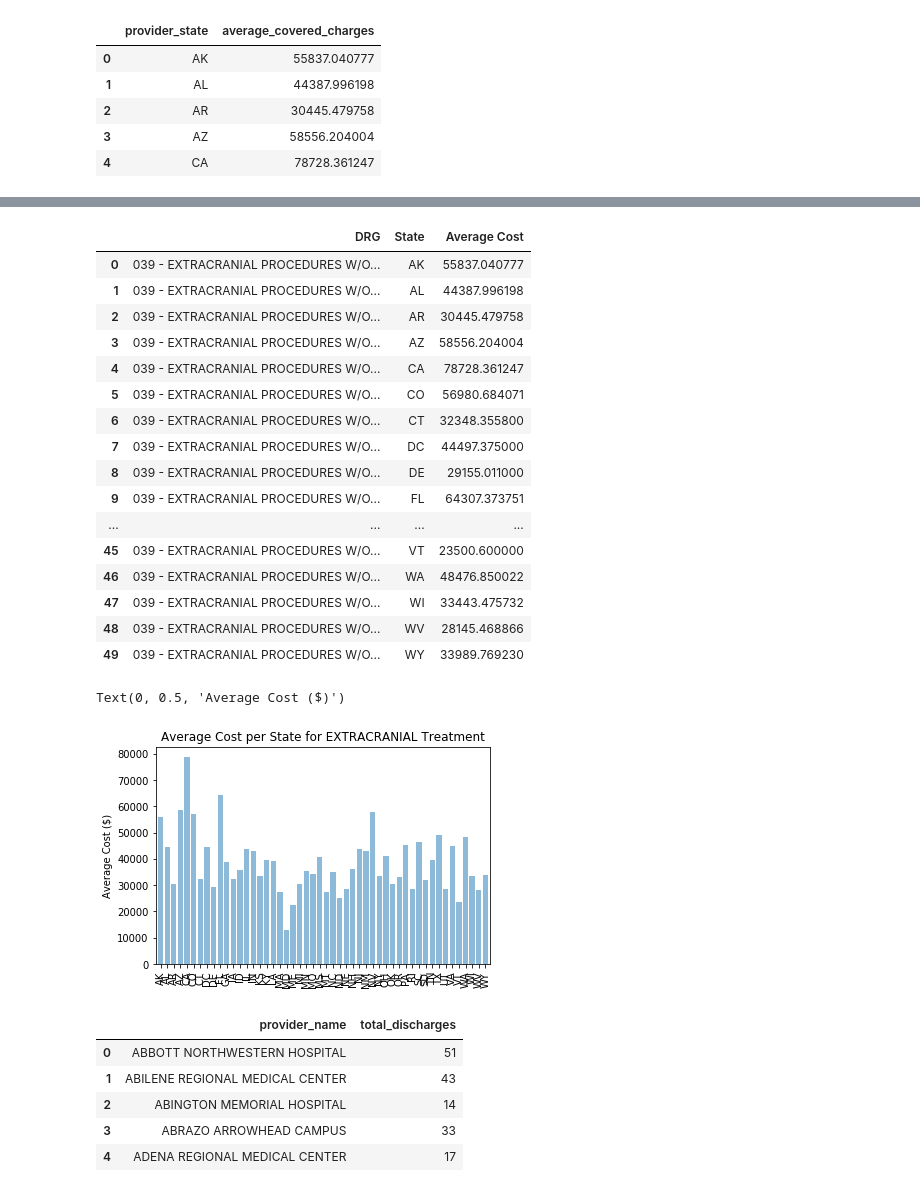
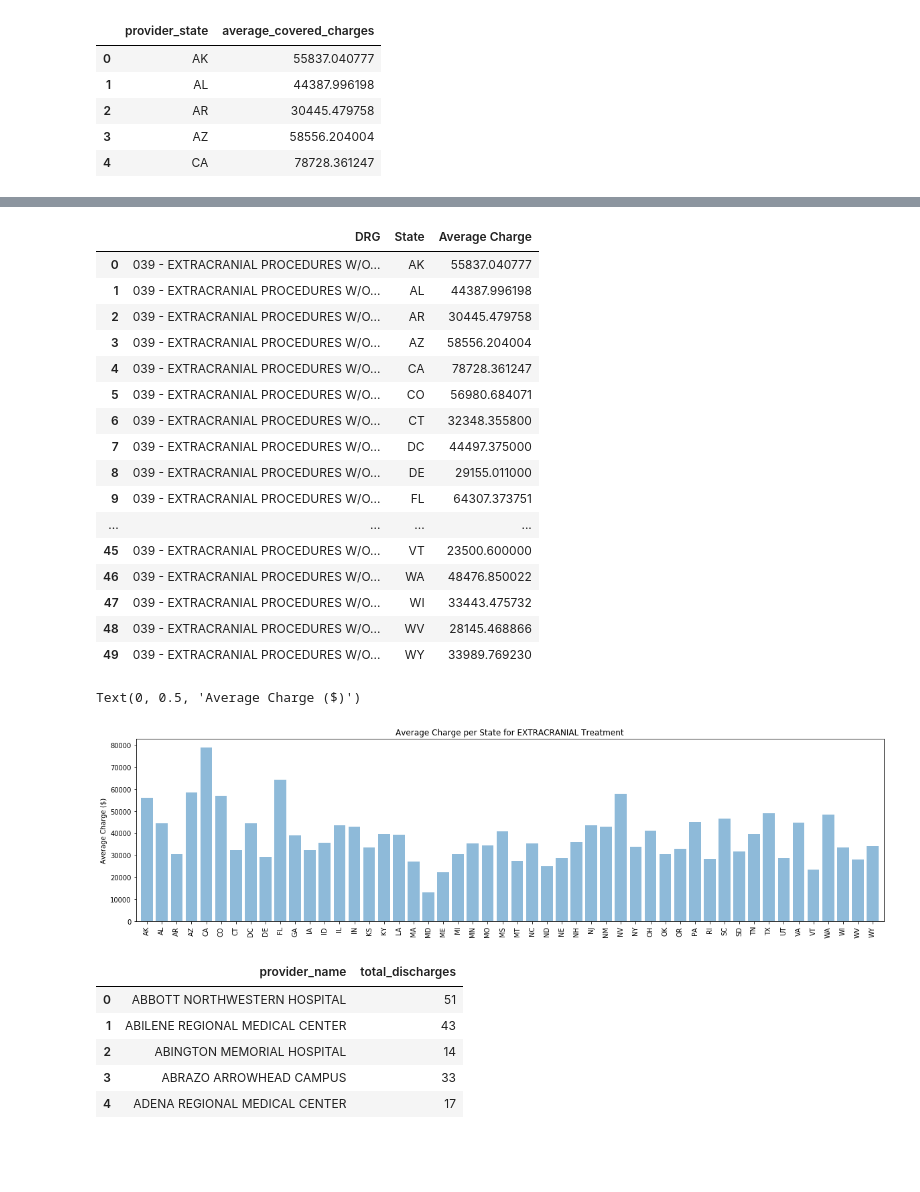
Before and after one commit to santannarenata/Healthcare_project, a Jupyter notebook: Code-API Updated.ipynb, the cells around one changed output, grey strips where cells are left out. Saved outputs shown, nothing was run; the diff lists cells and outputs as text; code cells hidden in the pictures; blank space fills up the shorter version.

Commit message:
adding more updates to clean up the graph labels and titles

```diff
--- a/Code-API Updated.ipynb
+++ b/Code-API Updated.ipynb
@@ -802,9 +802,9 @@ drg_EXTRACRANIAL_TN_Nashville_ProviderList
 
 drg_EXTRACRANIAL_TN_Nashville_Average_Covered_Charge_List = []
 
-for Cost in DataFrame_drg_EXTRACRANIAL_TN_Nashville["average_covered_charges"]:
-    if Cost not in drg_EXTRACRANIAL_TN_Nashville_Average_Covered_Charge_List:
-        drg_EXTRACRANIAL_TN_Nashville_Average_Covered_Charge_List.append(Cost)
+for Charge in DataFrame_drg_EXTRACRANIAL_TN_Nashville["average_covered_charges"]:
+    if Charge not in drg_EXTRACRANIAL_TN_Nashville_Average_Covered_Charge_List:
+        drg_EXTRACRANIAL_TN_Nashville_Average_Covered_Charge_List.append(Charge)
 
 drg_EXTRACRANIAL_TN_Nashville_Average_Covered_Charge_List
 # %% [output]
@@ -864,15 +864,15 @@ Text(0, 0.5, 'Average Cost ($)')
 # %%
-# Store the Average Cost Data for the specific procedure Grouped by State by splitting up the data into groups based upon 'State'
+# Store the Average Charge Data for the specific procedure Grouped by State by splitting up the data into groups based upon 'State'
 # Filter the DataFrame down only to those columns to chart
-Average_EXTRACRANIAL_Cost_for_data_grouped_by_State = DataFrame_drg_EXTRACRANIAL.groupby(['provider_state'])
+Average_EXTRACRANIAL_Charge_for_data_grouped_by_State = DataFrame_drg_EXTRACRANIAL.groupby(['provider_state'])
 
 # # Convert to DataFrame
 
-Average_EXTRACRANIAL_Cost_for_data_grouped_by_State_df = Average_EXTRACRANIAL_Cost_for_data_grouped_by_State[["average_covered_charges"]].mean().reset_index()
+Average_EXTRACRANIAL_Charge_for_data_grouped_by_State_df = Average_EXTRACRANIAL_Charge_for_data_grouped_by_State[["average_covered_charges"]].mean().reset_index()
 
 # Preview DataFrame
 
-Average_EXTRACRANIAL_Cost_for_data_grouped_by_State_df.head()
+Average_EXTRACRANIAL_Charge_for_data_grouped_by_State_df.head()
 # %% [output]
 |  | provider_state | average_covered_charges |
 | 0 | AK | 55837.040777 |
@@ -885,7 +885,7 @@ Average_EXTRACRANIAL_Cost_for_data_grouped_by_State_df.head()
 
 drg_EXTRACRANIAL_State_List = []
 
-for State in Average_EXTRACRANIAL_Cost_for_data_grouped_by_State_df["provider_state"]:
+for State in Average_EXTRACRANIAL_Charge_for_data_grouped_by_State_df["provider_state"]:
     if State not in drg_EXTRACRANIAL_State_List:
         drg_EXTRACRANIAL_State_List.append(State)
 
@@ -913,9 +913,9 @@ drg_EXTRACRANIAL_State_List
 
 drg_EXTRACRANIAL_Average_Covered_Charge_by_State_List = []
 
-for Cost in Average_EXTRACRANIAL_Cost_for_data_grouped_by_State_df["average_covered_charges"]:
-    if Cost not in drg_EXTRACRANIAL_Average_Covered_Charge_by_State_List:
-        drg_EXTRACRANIAL_Average_Covered_Charge_by_State_List.append(Cost)
+for Charge in Average_EXTRACRANIAL_Charge_for_data_grouped_by_State_df["average_covered_charges"]:
+    if Charge not in drg_EXTRACRANIAL_Average_Covered_Charge_by_State_List:
+        drg_EXTRACRANIAL_Average_Covered_Charge_by_State_List.append(Charge)
 
 drg_EXTRACRANIAL_Average_Covered_Charge_by_State_List
 # %% [output]
@@ -937,15 +937,15 @@ drg_EXTRACRANIAL_Average_Covered_Charge_by_State_List
  28145.468866250005,
  33989.769230000005]
 # %%
-# Create a DataFrame of the Average Cost by State for the specific procedure by merging the lists
-Average_Cost_of_Extracranial_per_State = pd.DataFrame({
+# Create a DataFrame of the Average Charge by State for the specific procedure by merging the lists
+Average_Charge_of_Extracranial_per_State = pd.DataFrame({
     "DRG": "039 - EXTRACRANIAL PROCEDURES W/O CC/MCC",
     "State": drg_EXTRACRANIAL_State_List,
-    "Average Cost": drg_EXTRACRANIAL_Average_Covered_Charge_by_State_List
+    "Average Charge": drg_EXTRACRANIAL_Average_Covered_Charge_by_State_List
 })
-Average_Cost_of_Extracranial_per_State
+Average_Charge_of_Extracranial_per_State
 # %% [output]
-|  | DRG | State | Average Cost |
+|  | DRG | State | Average Charge |
 | 0 | 039 - EXTRACRANIAL PROCEDURES W/O... | AK | 55837.040777 |
 | 1 | 039 - EXTRACRANIAL PROCEDURES W/O... | AL | 44387.996198 |
 | 2 | 039 - EXTRACRANIAL PROCEDURES W/O... | AR | 30445.479758 |
@@ -963,24 +963,25 @@ Average_Cost_of_Extracranial_per_State
 | 48 | 039 - EXTRACRANIAL PROCEDURES W/O... | WV | 28145.468866 |
 | 49 | 039 - EXTRACRANIAL PROCEDURES W/O... | WY | 33989.769230 |
 # %%
-# Create a Bar Chart of the Average Cost per State for EXTRACRANIAL PROCEDURES
+# Create a Bar Chart of the Average Charge per State for EXTRACRANIAL PROCEDURES
 
 drg_EXTRACRANIAL_Average_Covered_Charge_by_State_List_Values = drg_EXTRACRANIAL_Average_Covered_Charge_by_State_List
 drg_EXTRACRANIAL_State_List_Values = drg_EXTRACRANIAL_State_List
 x_axis = np.arange(len(drg_EXTRACRANIAL_State_List))
 
+plt.figure(figsize=(20,5))
 plt.bar(x_axis, drg_EXTRACRANIAL_Average_Covered_Charge_by_State_List_Values, alpha=0.5, align="center")
 
 tick_locations = [value for value in x_axis]
 plt.xticks(tick_locations, drg_EXTRACRANIAL_State_List_Values, rotation="vertical")
 
 plt.xlim(-0.75, len(x_axis)-0.25)
 
-plt.title("Average Cost per State for EXTRACRANIAL Treatment")
-plt.ylabel("Average Cost ($)")
+plt.title("Average Charge per State for EXTRACRANIAL Treatment")
+plt.ylabel("Average Charge ($)")
 # %% [output]
-Text(0, 0.5, 'Average Cost ($)')
+Text(0, 0.5, 'Average Charge ($)')
-[figure, old version]
+[figure, new version]
 # %%
 # Store the Total Discharge Volume Data for the specific procedure Grouped by Provider by splitting up the data into groups based upon 'Provider'
 # Filter the DataFrame down only to those columns to chart
```
Also changed, not shown: parts of 36 cells of this notebook, 1 other file.
